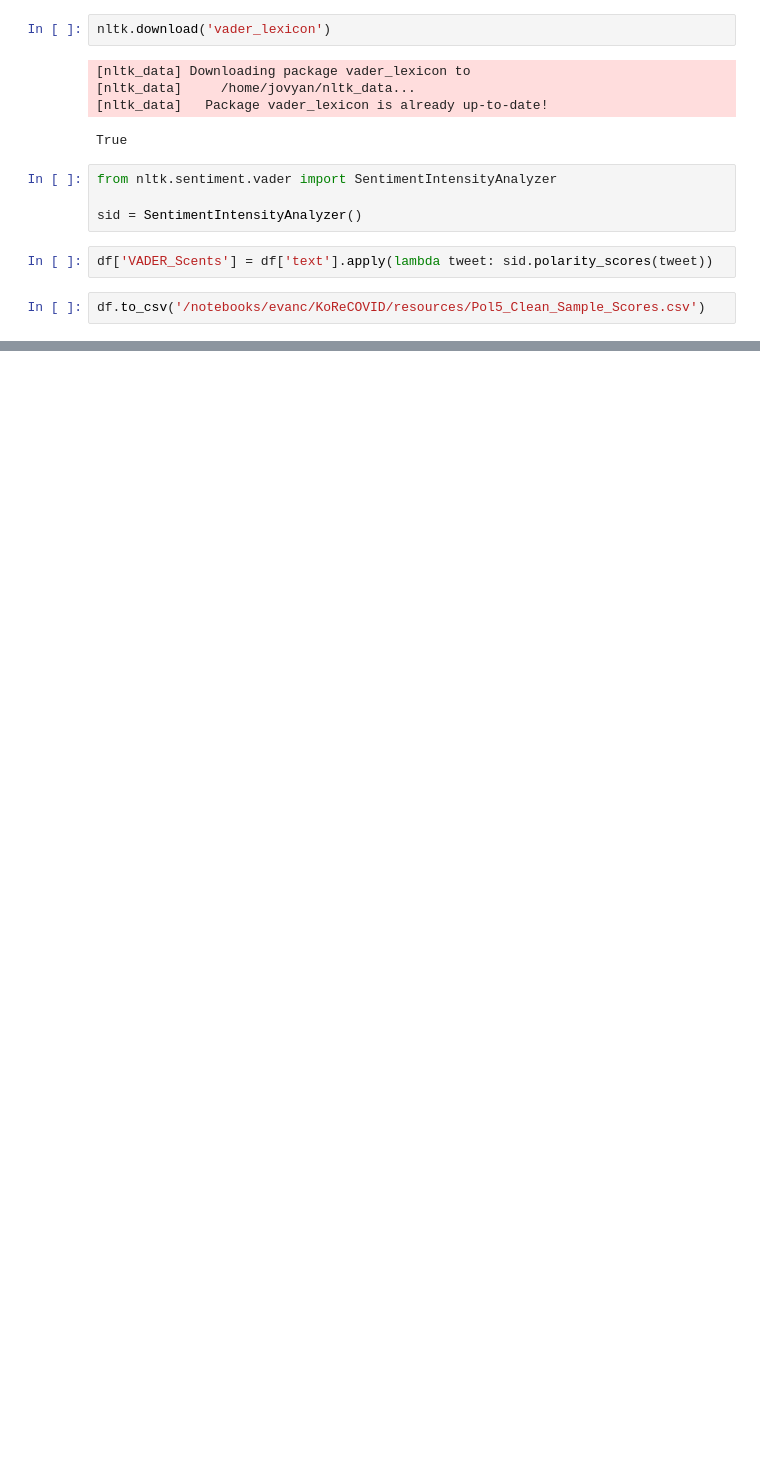
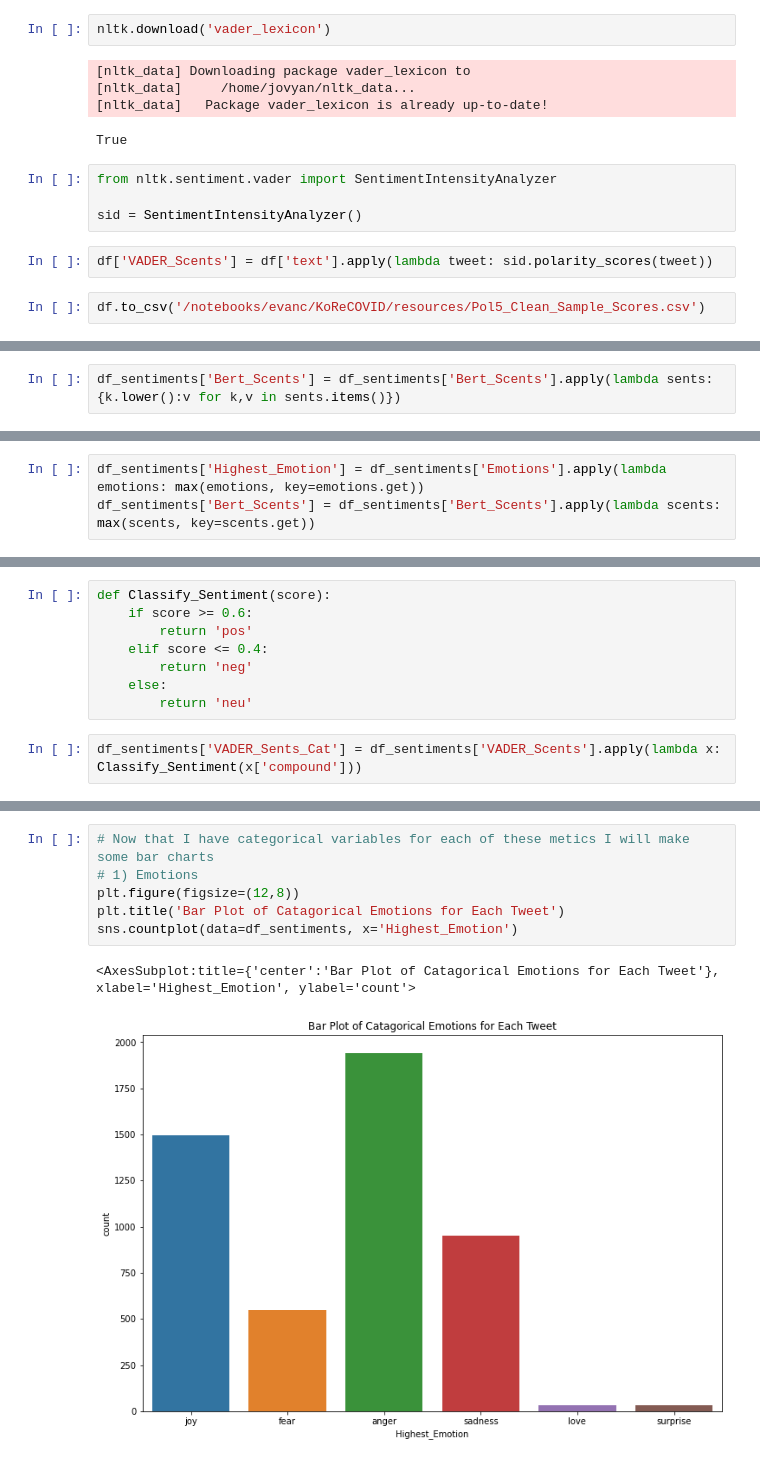
Before and after one commit to evanc1229/KoReCOVID, a Jupyter notebook: Data_Analysis.ipynb, the cells around one changed output, grey strips where cells are left out. Drawn from its saved outputs; the diff is of its cells as text; blank space fills up the shorter version.

Commit message:
Create visualizations and graph of the data

```diff
--- a/Data_Analysis.ipynb
+++ b/Data_Analysis.ipynb
@@ -82,0 +124,2 @@ barplot(*, x=None, y=None, hue=None, data=None, order=None, hue_order=None, esti
+# %%
+df_sentiments['Bert_Scents'] = df_sentiments['Bert_Scents'].apply(lambda sents: {k.lower():v for k,v in sents.items()})
@@ -82,0 +145,3 @@ barplot(*, x=None, y=None, hue=None, data=None, order=None, hue_order=None, esti
+# %%
+df_sentiments['Highest_Emotion'] = df_sentiments['Emotions'].apply(lambda emotions: max(emotions, key=emotions.get))
+df_sentiments['Bert_Scents'] = df_sentiments['Bert_Scents'].apply(lambda scents: max(scents, key=scents.get))
@@ -82,0 +168,10 @@ barplot(*, x=None, y=None, hue=None, data=None, order=None, hue_order=None, esti
+# %%
+def Classify_Sentiment(score):
+    if score >= 0.6:
+        return 'pos'
+    elif score <= 0.4:
+        return 'neg'
+    else:
+        return 'neu'
+# %%
+df_sentiments['VADER_Sents_Cat'] = df_sentiments['VADER_Scents'].apply(lambda x: Classify_Sentiment(x['compound']))
@@ -82,0 +193,9 @@ barplot(*, x=None, y=None, hue=None, data=None, order=None, hue_order=None, esti
+# %%
+# Now that I have categorical variables for each of these metics I will make some bar charts
+# 1) Emotions
+plt.figure(figsize=(12,8))
+plt.title('Bar Plot of Catagorical Emotions for Each Tweet')
+sns.countplot(data=df_sentiments, x='Highest_Emotion')
+# %% [output]
+<AxesSubplot:title={'center':'Bar Plot of Catagorical Emotions for Each Tweet'}, xlabel='Highest_Emotion', ylabel='count'>
+[figure, added]
```
Also changed, not shown: parts of 20 cells of this notebook, 1 other file.
